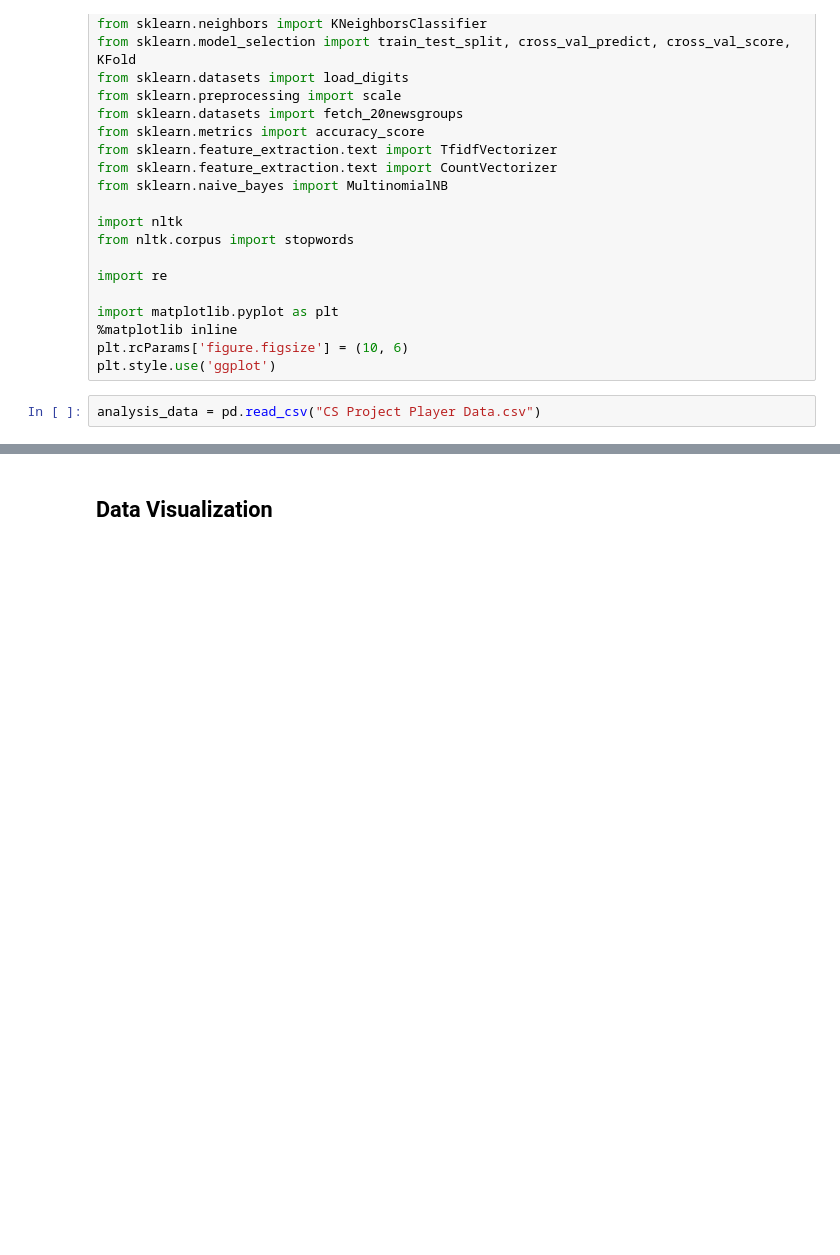
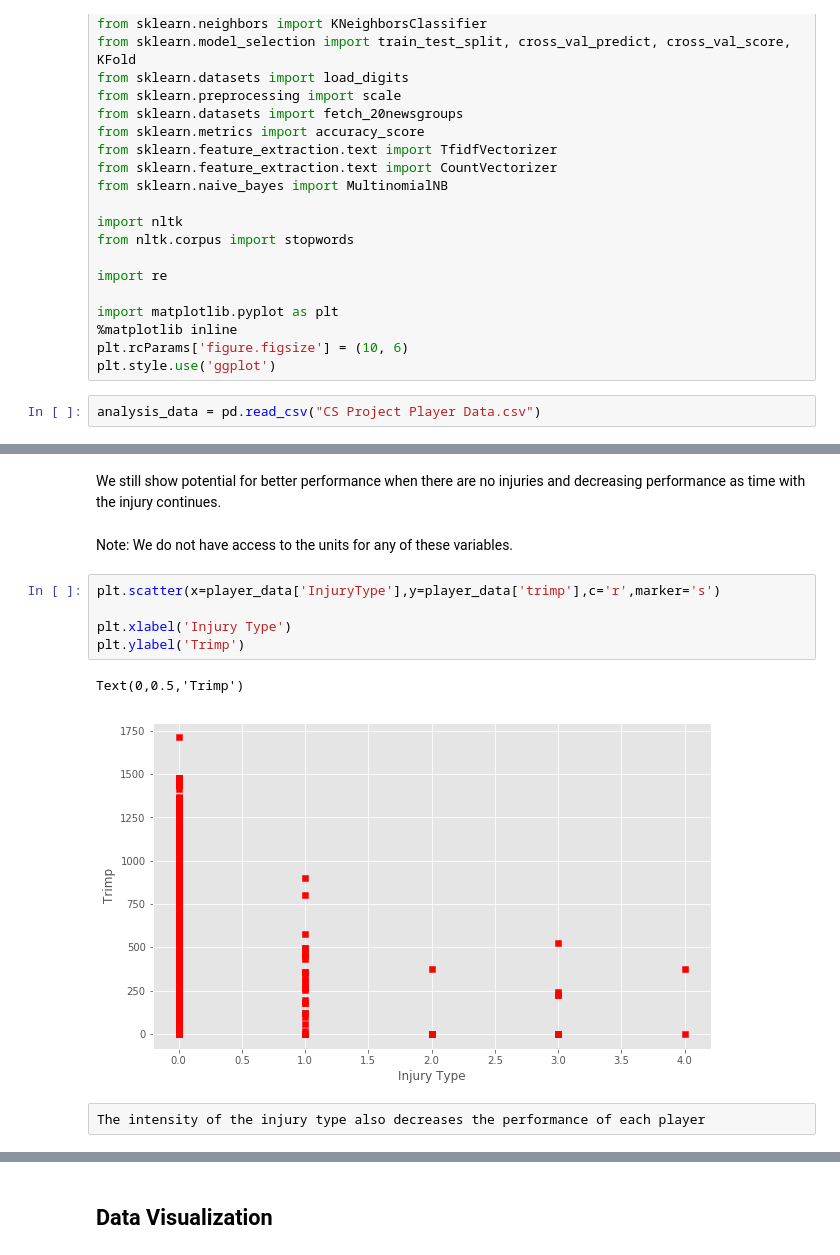
Before and after one commit to swetaravi/BasketBall-Analysis, a Jupyter notebook: Data Science Project_Basketball Analysis.ipynb, the cells around one changed output, grey strips where cells are left out. Drawn from its saved outputs; the diff is of its cells as text; blank space fills up the shorter version.

```diff
--- a/Data Science Project_Basketball Analysis.ipynb
+++ b/Data Science Project_Basketball Analysis.ipynb
@@ -90,0 +209,14 @@ analysis_data
+# %% [markdown]
+We still show potential for better performance when there are no injuries and decreasing performance as time with the injury continues.
+# %% [markdown]
+Note: We do not have access to the units for any of these variables.
+# %%
+plt.scatter(x=player_data['InjuryType'],y=player_data['trimp'],c='r',marker='s')
+
+plt.xlabel('Injury Type')
+plt.ylabel('Trimp')
+# %% [output]
+Text(0,0.5,'Trimp')
+[figure, added]
+# %% [raw]
+The intensity of the injury type also decreases the performance of each player
```
Also changed, not shown: parts of 48 cells of this notebook.
